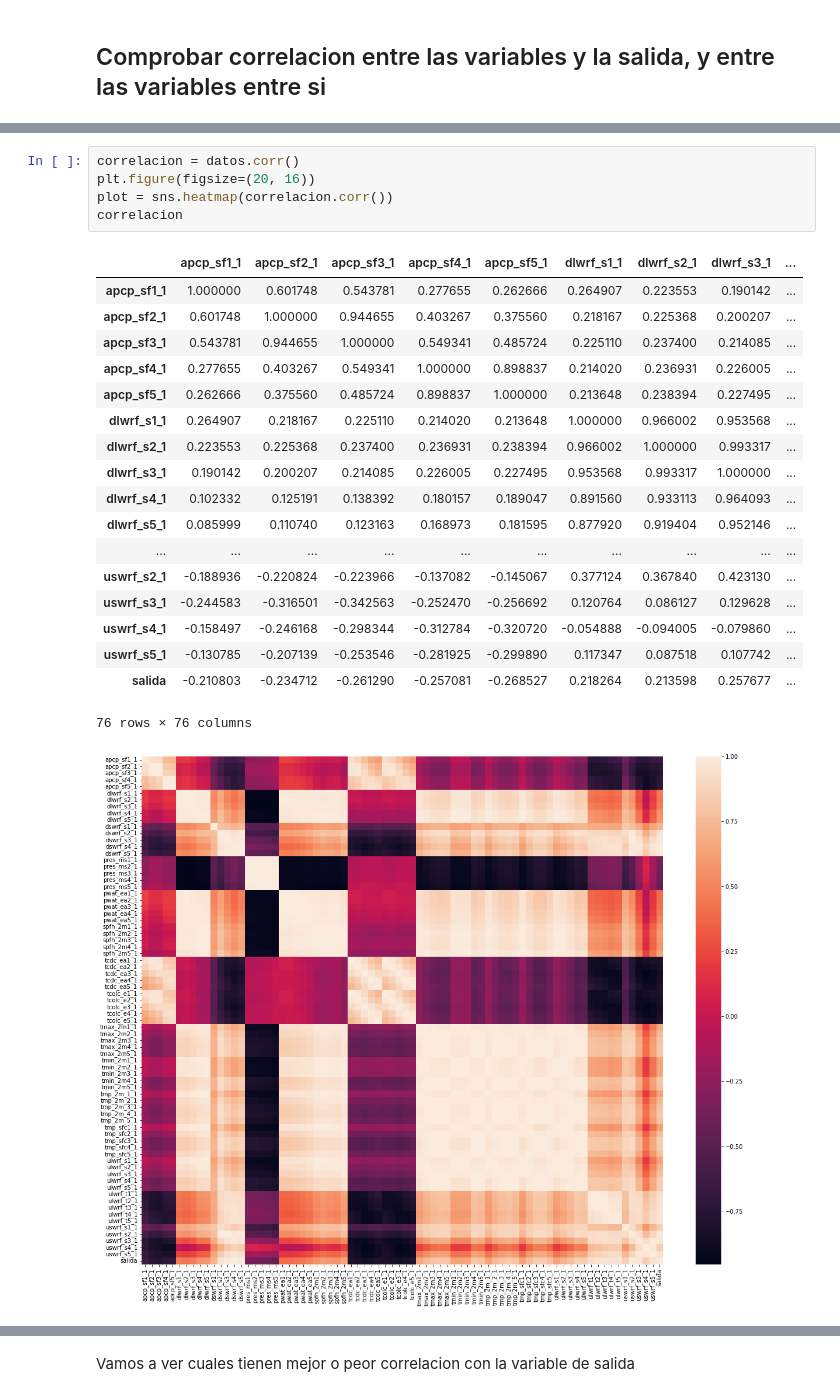
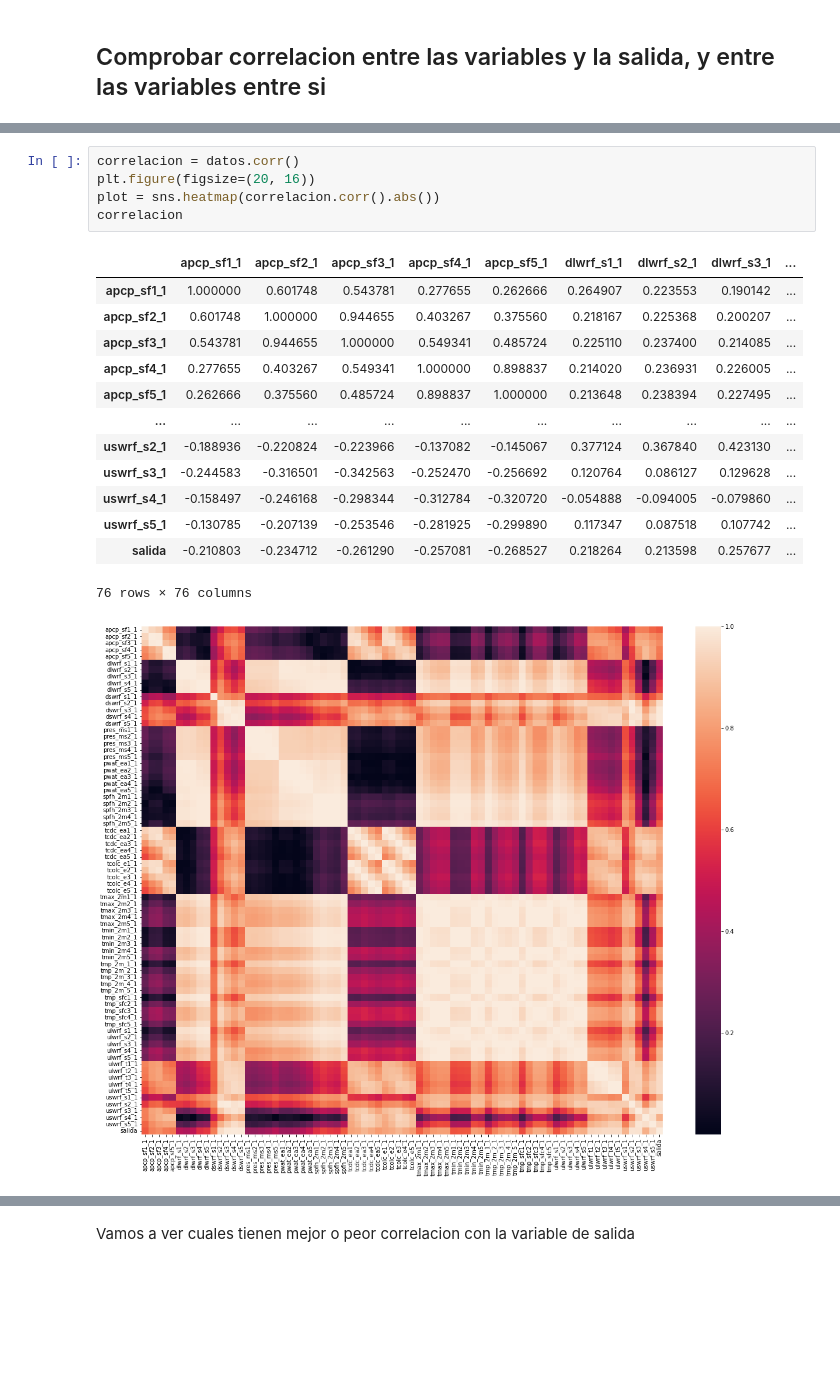
Before and after one commit to cabamarcos/Machine-Learning-Prediccion-de-produccion-electrica-solar, a Jupyter notebook: TrabajoFinalAA.ipynb, the cells around one changed output, grey strips where cells are left out. Saved outputs shown, nothing was run; the diff lists cells and outputs as text; blank space fills up the shorter version.

```diff
--- a/TrabajoFinalAA.ipynb
+++ b/TrabajoFinalAA.ipynb
@@ -125,25 +133,20 @@ A continuación construimos la matriz de correlación para ver qué relevante es
 # %%
 correlacion = datos.corr()
 plt.figure(figsize=(20, 16))
-plot = sns.heatmap(correlacion.corr())
+plot = sns.heatmap(correlacion.corr().abs())
 correlacion
 # %% [output]
 |  | apcp_sf1_1 | apcp_sf2_1 | apcp_sf3_1 | apcp_sf4_1 | apcp_sf5_1 | dlwrf_s1_1 | dlwrf_s2_1 | dlwrf_s3_1 | ... |
 | apcp_sf1_1 | 1.000000 | 0.601748 | 0.543781 | 0.277655 | 0.262666 | 0.264907 | 0.223553 | 0.190142 | ... |
 | apcp_sf2_1 | 0.601748 | 1.000000 | 0.944655 | 0.403267 | 0.375560 | 0.218167 | 0.225368 | 0.200207 | ... |
 | apcp_sf3_1 | 0.543781 | 0.944655 | 1.000000 | 0.549341 | 0.485724 | 0.225110 | 0.237400 | 0.214085 | ... |
 | apcp_sf4_1 | 0.277655 | 0.403267 | 0.549341 | 1.000000 | 0.898837 | 0.214020 | 0.236931 | 0.226005 | ... |
 | apcp_sf5_1 | 0.262666 | 0.375560 | 0.485724 | 0.898837 | 1.000000 | 0.213648 | 0.238394 | 0.227495 | ... |
-| dlwrf_s1_1 | 0.264907 | 0.218167 | 0.225110 | 0.214020 | 0.213648 | 1.000000 | 0.966002 | 0.953568 | ... |
-| dlwrf_s2_1 | 0.223553 | 0.225368 | 0.237400 | 0.236931 | 0.238394 | 0.966002 | 1.000000 | 0.993317 | ... |
-| dlwrf_s3_1 | 0.190142 | 0.200207 | 0.214085 | 0.226005 | 0.227495 | 0.953568 | 0.993317 | 1.000000 | ... |
-| dlwrf_s4_1 | 0.102332 | 0.125191 | 0.138392 | 0.180157 | 0.189047 | 0.891560 | 0.933113 | 0.964093 | ... |
-| dlwrf_s5_1 | 0.085999 | 0.110740 | 0.123163 | 0.168973 | 0.181595 | 0.877920 | 0.919404 | 0.952146 | ... |
 | ... | ... | ... | ... | ... | ... | ... | ... | ... | ... |
 | uswrf_s2_1 | -0.188936 | -0.220824 | -0.223966 | -0.137082 | -0.145067 | 0.377124 | 0.367840 | 0.423130 | ... |
 | uswrf_s3_1 | -0.244583 | -0.316501 | -0.342563 | -0.252470 | -0.256692 | 0.120764 | 0.086127 | 0.129628 | ... |
 | uswrf_s4_1 | -0.158497 | -0.246168 | -0.298344 | -0.312784 | -0.320720 | -0.054888 | -0.094005 | -0.079860 | ... |
 | uswrf_s5_1 | -0.130785 | -0.207139 | -0.253546 | -0.281925 | -0.299890 | 0.117347 | 0.087518 | 0.107742 | ... |
 | salida | -0.210803 | -0.234712 | -0.261290 | -0.257081 | -0.268527 | 0.218264 | 0.213598 | 0.257677 | ... |
 76 rows × 76 columns
-[figure, old version]
+[figure, new version]
```
Also changed, not shown: parts of 14 cells of this notebook.
